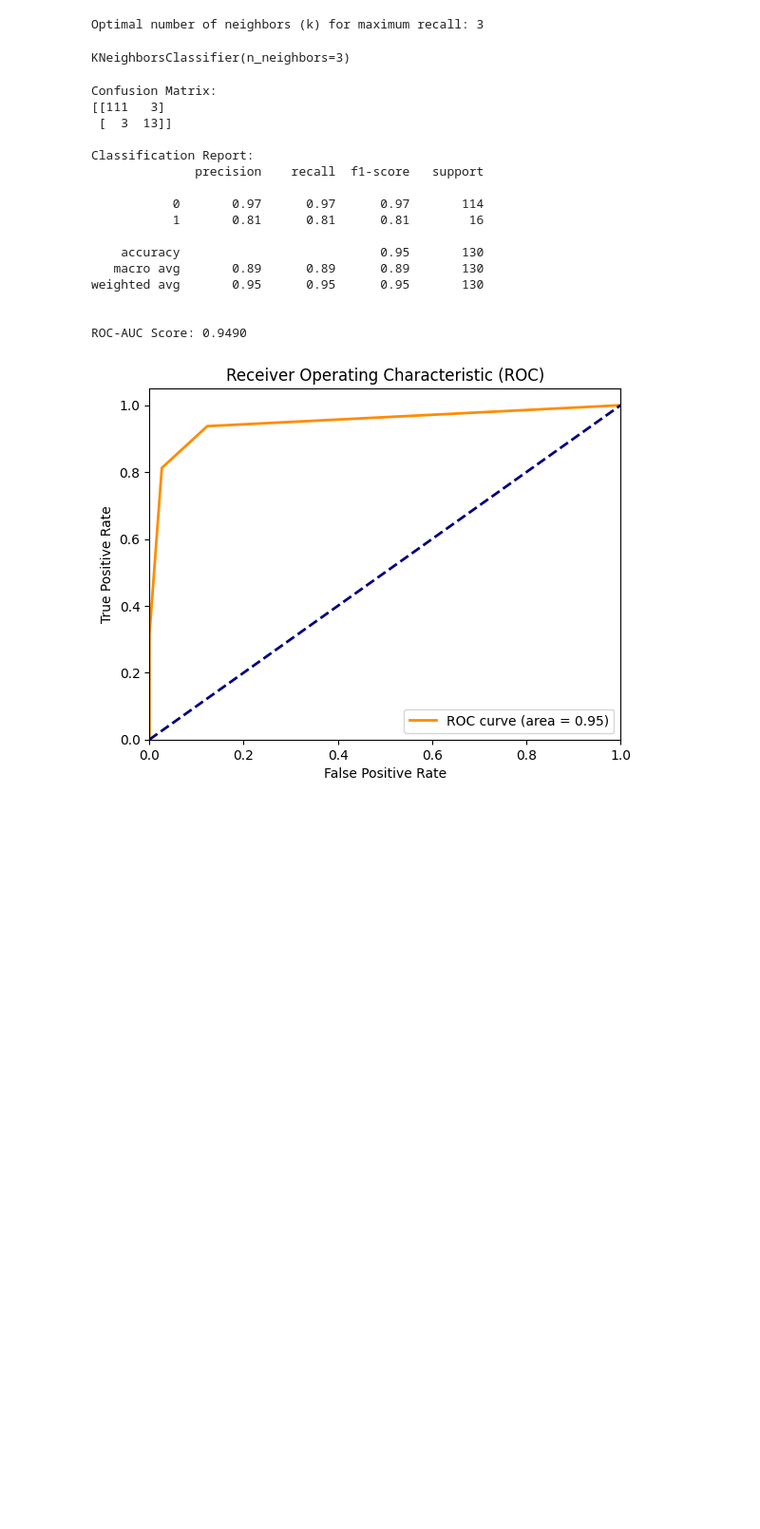
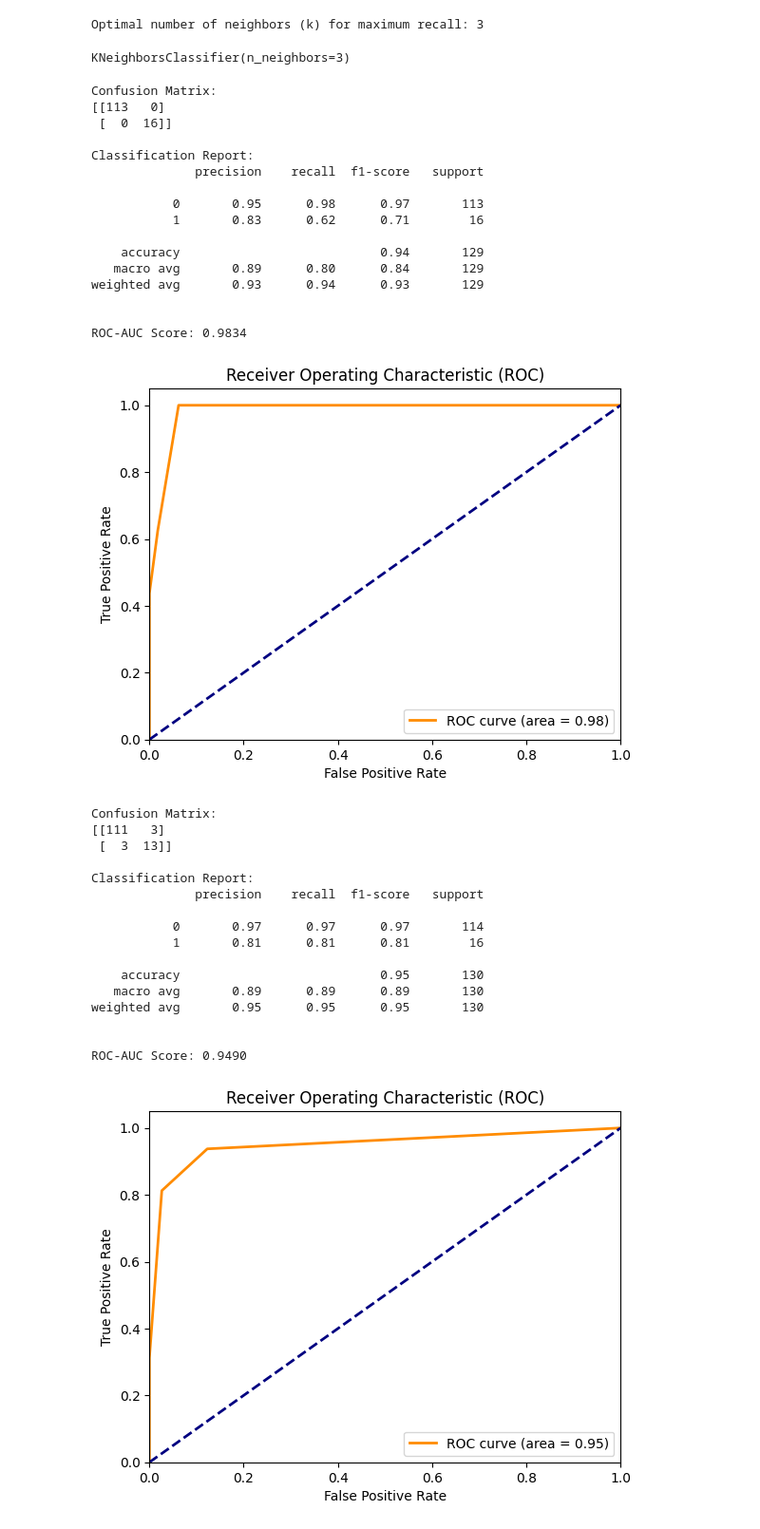
Before and after one commit to Mariz-Youssef/COVID-19-Outcome-Prediction, a Jupyter notebook: Notebook-1.ipynb, the cells around one changed output. Shown at 95% size. Drawn from its saved outputs; the diff is of its cells as text; code cells hidden in the pictures; blank space fills up the shorter version.

```diff
--- a/Notebook-1.ipynb
+++ b/Notebook-1.ipynb
@@ -121,6 +123,53 @@ knn = KNeighborsClassifier(n_neighbors=best_k)
 knn.fit(X_train, y_train)
 # %% [output]
 KNeighborsClassifier(n_neighbors=3)
+# %%
+knn.fit(X_val, y_val)
+# 6. Predict on the test set
+y_pred_val = knn.predict(X_val)
+y_pred_proba_val = knn.predict_proba(X_val)[:, 1]  # Probability for the positive class
+# Confusion Matrix
+print("Confusion Matrix:")
+print(confusion_matrix(y_val, y_val))
+
+# Classification Report (precision, recall, F1-score)
+print("\nClassification Report:")
+print(classification_report(y_val, y_pred_val))
+
+# ROC-AUC Score
+roc_auc = roc_auc_score(y_val, y_pred_proba_val)
+print(f"\nROC-AUC Score: {roc_auc:.4f}")
+
+# Plot ROC Curve
+fpr, tpr, thresholds = roc_curve(y_val, y_pred_proba_val)
+plt.figure()
+plt.plot(fpr, tpr, color='darkorange', lw=2, label=f'ROC curve (area = {roc_auc:.2f})')
+plt.plot([0, 1], [0, 1], color='navy', lw=2, linestyle='--')
+plt.xlim([0.0, 1.0])
+plt.ylim([0.0, 1.05])
+plt.xlabel('False Positive Rate')
+plt.ylabel('True Positive Rate')
+plt.title('Receiver Operating Characteristic (ROC)')
+plt.legend(loc="lower right")
+plt.show()
+# %% [output]
+Confusion Matrix:
+[[113   0]
+ [  0  16]]
+
+Classification Report:
+              precision    recall  f1-score   support
+
+           0       0.95      0.98      0.97       113
+           1       0.83      0.62      0.71        16
+
+    accuracy                           0.94       129
+   macro avg       0.89      0.80      0.84       129
+weighted avg       0.93      0.94      0.93       129
+
+
+ROC-AUC Score: 0.9834
+[figure, added]
 # %%
 # 6. Predict on the test set
 y_pred = knn.predict(X_test)
```
Also changed, not shown: parts of 6 cells of this notebook.
